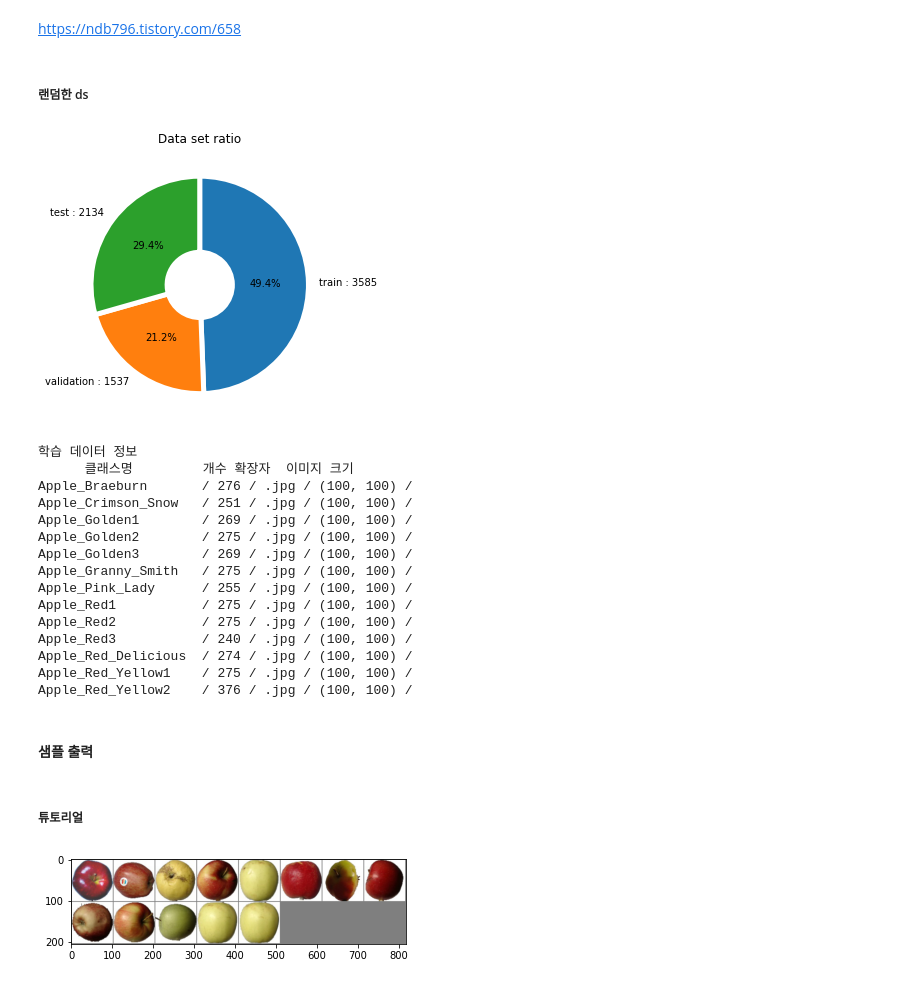
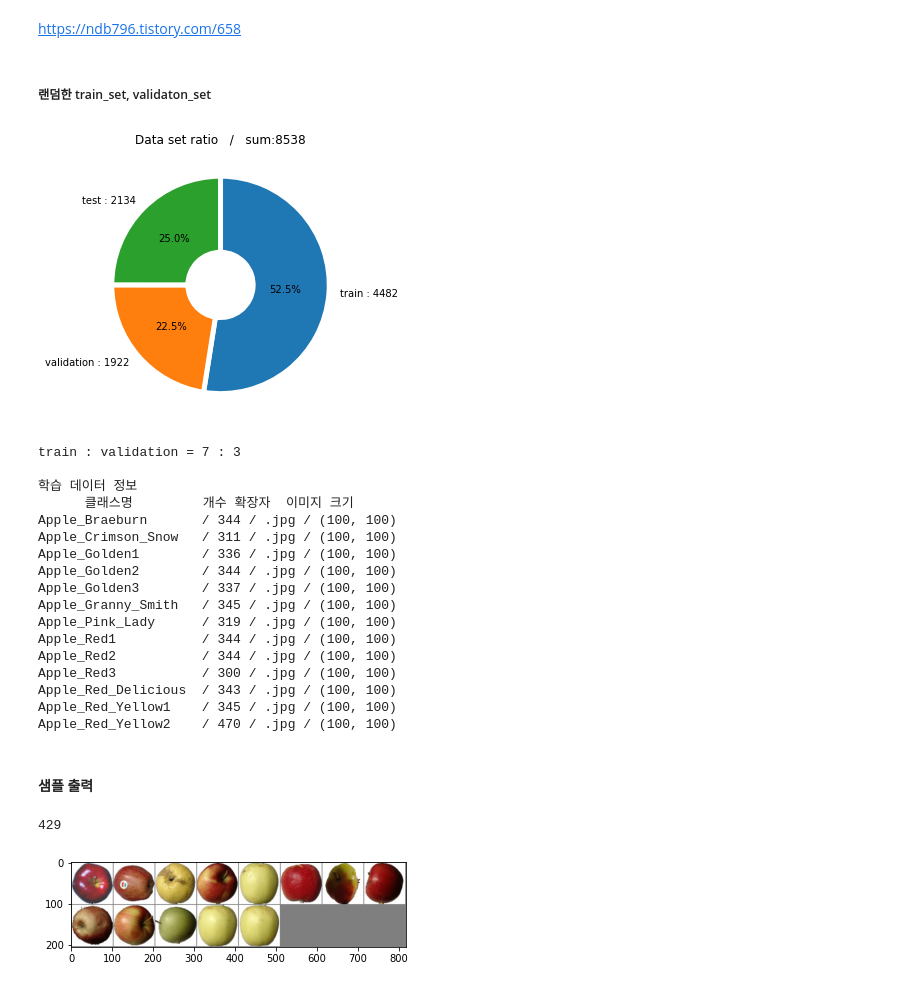
Before and after one commit to presiti/Pytorch_FruitClassification, a Jupyter notebook: A04_20221128_이미지학습.ipynb, the cells around one changed output. Drawn from its saved outputs; the diff is of its cells as text; code cells hidden in the pictures.

Commit message:
데이터 분할할 파일 지정 수정, 샘플 출력 완성
1. 데이터 세트를 분할할 파일을 전에 파일째로 분할한 train으로 잘 못 지정되어 있었음

2. subplot을 다른 plt 설정 코드보다 상위에 있어야 했었음. 추가로 이미지 출력시 랜덤하게 출력하도록 함. 이 기능은 클래스index를 뚫고 난수가 생성되는 것을 고쳐야함

```diff
--- a/A04_20221128_이미지학습.ipynb
+++ b/A04_20221128_이미지학습.ipynb
@@ -104,7 +106,7 @@ sf.ratio("apple_dataset/train", output="apple_dataset/train_split", seed=656, ra
 # %% [markdown]
 https://deep-learning-study.tistory.com/474
 # %%
-test0_ds = torchvision.datasets.ImageFolder(root = 'apple_dataset/train_split/train',
+test0_ds = torchvision.datasets.ImageFolder(root = 'apple_dataset/train',
                                              transform = transform)
 # %%
 # test0_ds의 인덱스를 두 그룹으로 분할
@@ -251,5 +244,5 @@ trian_file_list[0]
 # %%
-train_list = glob('apple_dataset/train_split/train/Apple_*/**')
+train_list = glob('apple_dataset/train_split/train/Apple_*/*')
 trian_file_list = glob('apple_dataset/train_split/train/Apple_*')
 val_list = glob('apple_dataset/train_split/val/Apple_*/**')
 test_list = glob('apple_dataset/test/Apple_*/**')
@@ -261,26 +254,29 @@ plt.rcParams['figure.figsize'] = (5.0, 5.0)
 ratio=[len(train_list), len(val_list), len(test_list)]
 labels = [f'train : {len(train_list)}', f'validation : {len(val_list)}', f'test : {len(test_list)}']
 wedgeprops={'width': 0.7, 'edgecolor': 'w', 'linewidth': 5}
-plt.title('Data set ratio')
+plt.title(f'Data set ratio  /  sum:{all_cnt}')
 plt.pie(ratio, labels=labels, autopct='%.1f%%', startangle=90, counterclock=False, wedgeprops=wedgeprops)
 plt.show()
 
+print('train : validation = 8 : 2')
 print()
 
 print('학습 데이터 정보')
 print('      클래스명         개수  확장자 이미지 크기  폴더 크기')
 for i in range(0, 13):
     file_name = str(trian_file_list[i])
+
+    file_class = glob(f'{file_name}/*')
+
     file_dir = os.listdir(trian_file_list[i])
-
     img_extension = os.path.splitext(file_dir[0])[1]    #파일 확장자 구하기
 
     images = glob(f'{trian_file_list[i]}/*')
-    image = Image.open(f'{images[image_index]}')
-    img_size = image.size      #이미지 사이즈 구하기
+    image = Image.open(f'{images[i]}')
+    img_size = image.size      #이미지 가로세로 크기 구하기
 
-    file_size = os.path.getsize(trian_file_list[i])
+    file_size = os.path.getsize(trian_file_list[i]) #폴더 크기 구하기
     file_MB = file_size / 1024
 
-    print(f'{file_name[32:]:19s}  / {len()} / {img_extension} / {img_size} / {file_MB:.1f} MB')
+    print(f'{file_name[32:]:19s}  / {len(file_class)} / {img_extension} / {img_size} / {file_MB:.1f} MB')
 # %% [output]
@@ -303,7 +301,7 @@ Apple_Red_Yellow2    / 49 / .jpg / (100, 100) / 16.0 MB
 # %% [markdown]
 https://ndb796.tistory.com/658
 # %% [markdown]
-##### 랜덤한 ds
+##### 랜덤한 train_set, validaton_set
 # %%
 train_file_list = glob('apple_dataset/train/Apple_*')
 test_list = glob('apple_dataset/test/Apple_*/**')
@@ -311,56 +309,61 @@ test_list = glob('apple_dataset/test/Apple_*/**')
 all_cnt = len(train_ds) + len(val_ds) + len(test_list)
 
 # 학습 이미지 개수 확인하기
 plt.rcParams['figure.figsize'] = (5.0, 5.0)
 ratio=[len(train_ds), len(val_ds), len(test_list)]
 labels = [f'train : {len(train_ds)}', f'validation : {len(val_ds)}', f'test : {len(test_list)}']
 wedgeprops={'width': 0.7, 'edgecolor': 'w', 'linewidth': 5}
 
-plt.title('Data set ratio')
+plt.title(f'Data set ratio   /   sum:{all_cnt}')
 plt.pie(ratio, labels=labels, autopct='%.1f%%', startangle=90, counterclock=False, wedgeprops=wedgeprops)
 plt.show()
 
 
+print('train : validation = 7 : 3')
 print()
 
 
 print('학습 데이터 정보')
 print('      클래스명         개수 확장자  이미지 크기')
 for i in range(0, 13):
     file_name = str(train_file_list[i])
     file_dir = os.listdir(train_file_list[i])
 
     img_extension = os.path.splitext(file_dir[0])[1]    #파일 확장자 구하기
 
     images = glob(f'{train_file_list[i]}/*')
-    image = Image.open(f'{images[image_index]}')
+    image = Image.open(f'{images[i]}')
     img_size = image.size      #이미지 사이즈 구하기
 
     file_size = os.path.getsize(train_file_list[i])
     file_MB = file_size / 1024
 
-    print(f'{file_name[20:]:19s}  / {counter_train[i]} / {img_extension} / {img_size} /')
+    print(f'{file_name[20:]:19s}  / {counter_train[i]} / {img_extension} / {img_size}')
 # %% [output]
-[figure, old version]
+[figure, new version]
+train : validation = 7 : 3
+
 학습 데이터 정보
       클래스명         개수 확장자  이미지 크기
-Apple_Braeburn       / 276 / .jpg / (100, 100) /
-Apple_Crimson_Snow   / 251 / .jpg / (100, 100) /
-Apple_Golden1        / 269 / .jpg / (100, 100) /
-Apple_Golden2        / 275 / .jpg / (100, 100) /
-Apple_Golden3        / 269 / .jpg / (100, 100) /
-Apple_Granny_Smith   / 275 / .jpg / (100, 100) /
-Apple_Pink_Lady      / 255 / .jpg / (100, 100) /
-Apple_Red1           / 275 / .jpg / (100, 100) /
-Apple_Red2           / 275 / .jpg / (100, 100) /
-Apple_Red3           / 240 / .jpg / (100, 100) /
-Apple_Red_Delicious  / 274 / .jpg / (100, 100) /
-Apple_Red_Yellow1    / 275 / .jpg / (100, 100) /
-Apple_Red_Yellow2    / 376 / .jpg / (100, 100) /
+Apple_Braeburn       / 344 / .jpg / (100, 100)
+Apple_Crimson_Snow   / 311 / .jpg / (100, 100)
+Apple_Golden1        / 336 / .jpg / (100, 100)
+Apple_Golden2        / 344 / .jpg / (100, 100)
+Apple_Golden3        / 337 / .jpg / (100, 100)
+Apple_Granny_Smith   / 345 / .jpg / (100, 100)
+Apple_Pink_Lady      / 319 / .jpg / (100, 100)
+Apple_Red1           / 344 / .jpg / (100, 100)
+Apple_Red2           / 344 / .jpg / (100, 100)
+Apple_Red3           / 300 / .jpg / (100, 100)
+Apple_Red_Delicious  / 343 / .jpg / (100, 100)
+Apple_Red_Yellow1    / 345 / .jpg / (100, 100)
+Apple_Red_Yellow2    / 470 / .jpg / (100, 100)
 # %% [markdown]
 #### 샘플 출력
-# %% [markdown]
-##### 튜토리얼
+# %%
+num = random.sample(range(0, len(images_dir)), 1)
+# %% [output]
+429
 # %%
 # 이미지를 보여주기 위한 함수
 
```
Also changed, not shown: parts of 22 cells of this notebook.
